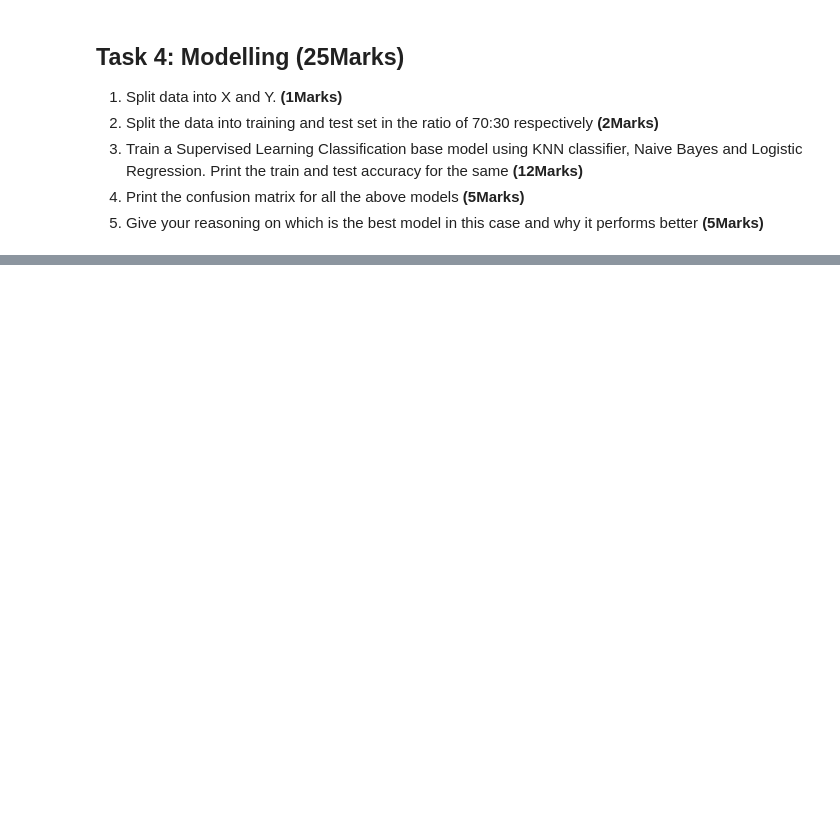
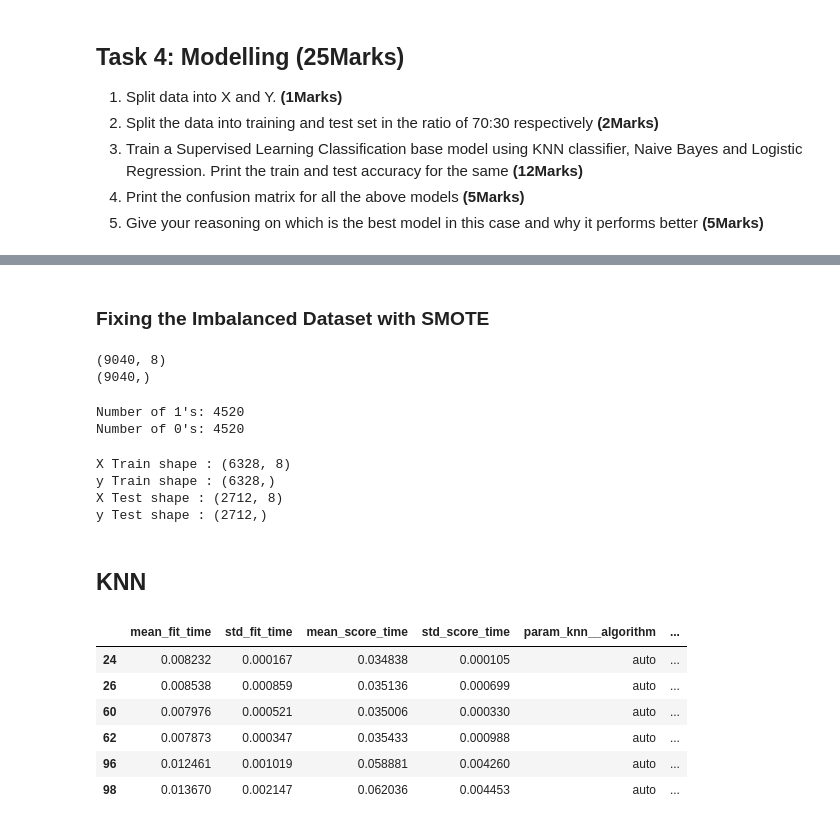
Before and after one commit to AshwinAshok3/Personal-Loan, a Jupyter notebook: Capstone_Project___Thera_Bank_Personal_Loan_Campain___Jupyter_Notebook_(1).ipynb, the cells around one changed output, grey strips where cells are left out. Cells and saved outputs as stored; diff of their text form; code cells hidden in the pictures; blank space fills up the shorter version.

```diff
--- a/Capstone_Project___Thera_Bank_Personal_Loan_Campain___Jupyter_Notebook_(1).ipynb
+++ b/Capstone_Project___Thera_Bank_Personal_Loan_Campain___Jupyter_Notebook_(1).ipynb
@@ -308,2 +355,5 @@ Unique values for Personal Loan: [0 1]
 # %%
 # Split data into X and Y.
+
+X = new_bank_df.drop('Personal Loan', axis=1)
+y = new_bank_df['Personal Loan']
@@ -312,2 +360,77 @@ Unique values for Personal Loan: [0 1]
+# %% [markdown]
+### Fixing the Imbalanced Dataset with SMOTE
+# %%
+smt = SMOTE()
+
+X_new , y_new = smt.fit_resample(X, y)
+
+print(X_new.shape)
+print(y_new.shape)
+# %% [output]
+(9040, 8)
+(9040,)
+# %%
+# Count the occurrences of each unique value
+value_counts = y_new.value_counts()
+
+# Access the count for 1
+count_1 = value_counts.get(1, 0)  # Get count for 1, default to 0 if not found
+
+# Access the count for 0
+count_0 = value_counts.get(0, 0)  # Get count for 0, default to 0 if not found
+
+print(f"Number of 1's: {count_1}")
+print(f"Number of 0's: {count_0}")
+# %% [output]
+Number of 1's: 4520
+Number of 0's: 4520
+# %%
+# Split the data into training and test set in the ratio of 70:30 respectively
+
+X_train, X_test, y_train, y_test = train_test_split(X_new, y_new, test_size=0.3, random_state=53)
+
+print(f"X Train shape : {X_train.shape}")
+print(f"y Train shape : {y_train.shape}")
+
+print(f"X Test shape : {X_test.shape}")
+print(f"y Test shape : {y_test.shape}")
+# %% [output]
+X Train shape : (6328, 8)
+y Train shape : (6328,)
+X Test shape : (2712, 8)
+y Test shape : (2712,)
 # %%
 # Train a Supervised Learning Classification base model using KNN classifier, Naive Bayes and Logistic Regression. Print the train and test accuracy for the same
+# %% [markdown]
+## KNN
+# %%
+# pipeline for knn
+knn_pipeline = Pipeline([('scaler',StandardScaler()),('knn', KNeighborsClassifier())])
+
+# parameters for knn
+parameters_knn = {
+    'knn__n_neighbors': [3,5,7] ,
+    'knn__algorithm' : ['auto'],
+    'knn__weights' : ['distance'],
+    'knn__metric' : ['minkowski', 'euclidean', 'manhattan'],
+    'knn__leaf_size' : [30,50,70],
+    'knn__n_jobs' : [-1],
+    'scaler__with_mean': [True, False],  # Tuning StandardScaler
+    'scaler__with_std': [True, False],
+}
+
+# gridsearchcv for KNN
+knn_grid = GridSearchCV(knn_pipeline, parameters_knn, cv=5, scoring='accuracy')
+knn_grid.fit(X_train, y_train)
+
+knn_model = knn_grid.cv_results_
+knn_model_df = pd.DataFrame(knn_model)
+knn_model_df[knn_model_df['rank_test_score']==1]
+# %% [output]
+|  | mean_fit_time | std_fit_time | mean_score_time | std_score_time | param_knn__algorithm | ... |
+| 24 | 0.008232 | 0.000167 | 0.034838 | 0.000105 | auto | ... |
+| 26 | 0.008538 | 0.000859 | 0.035136 | 0.000699 | auto | ... |
+| 60 | 0.007976 | 0.000521 | 0.035006 | 0.000330 | auto | ... |
+| 62 | 0.007873 | 0.000347 | 0.035433 | 0.000988 | auto | ... |
+| 96 | 0.012461 | 0.001019 | 0.058881 | 0.004260 | auto | ... |
+| 98 | 0.013670 | 0.002147 | 0.062036 | 0.004453 | auto | ... |
```
Also changed, not shown: parts of 16 cells of this notebook.
